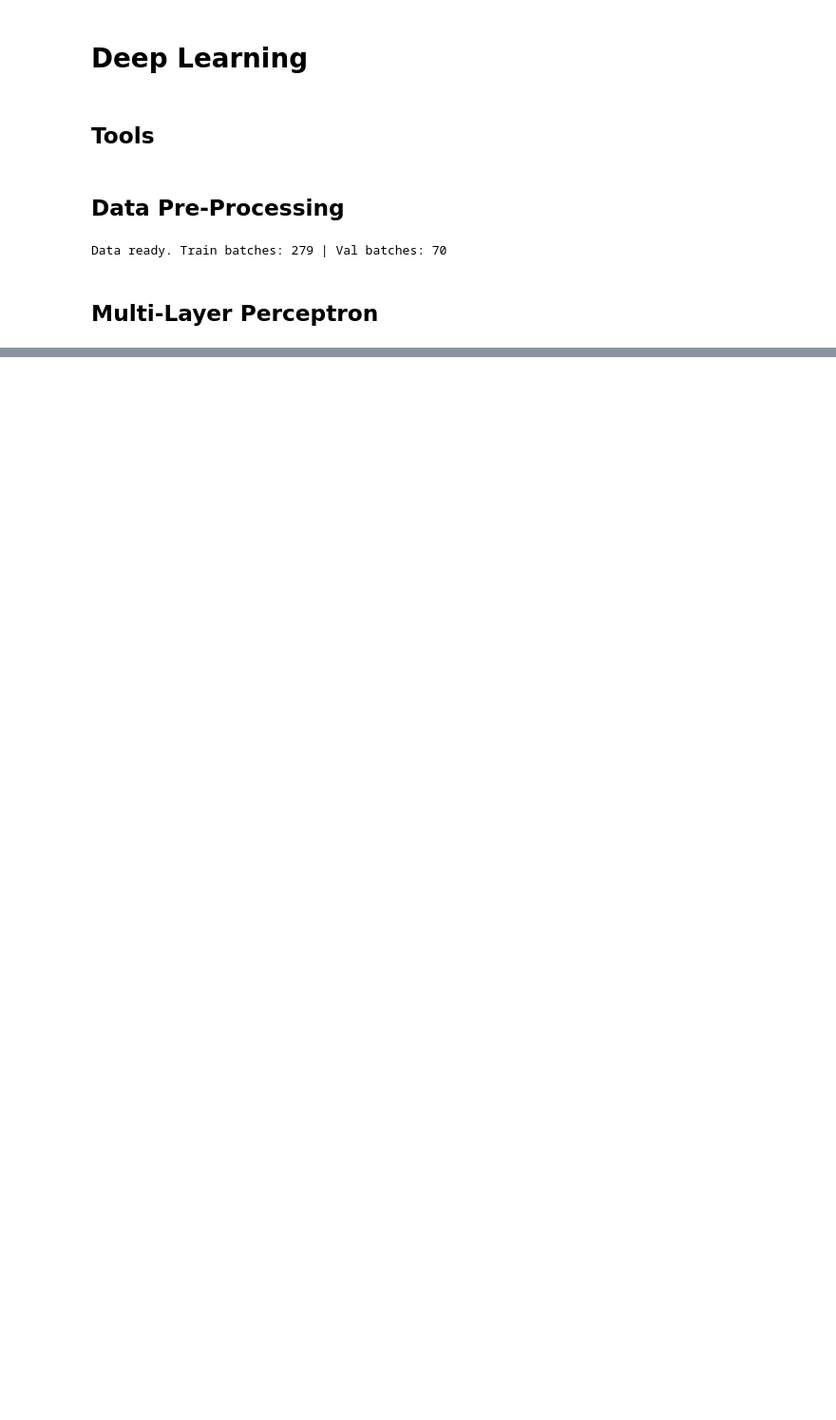
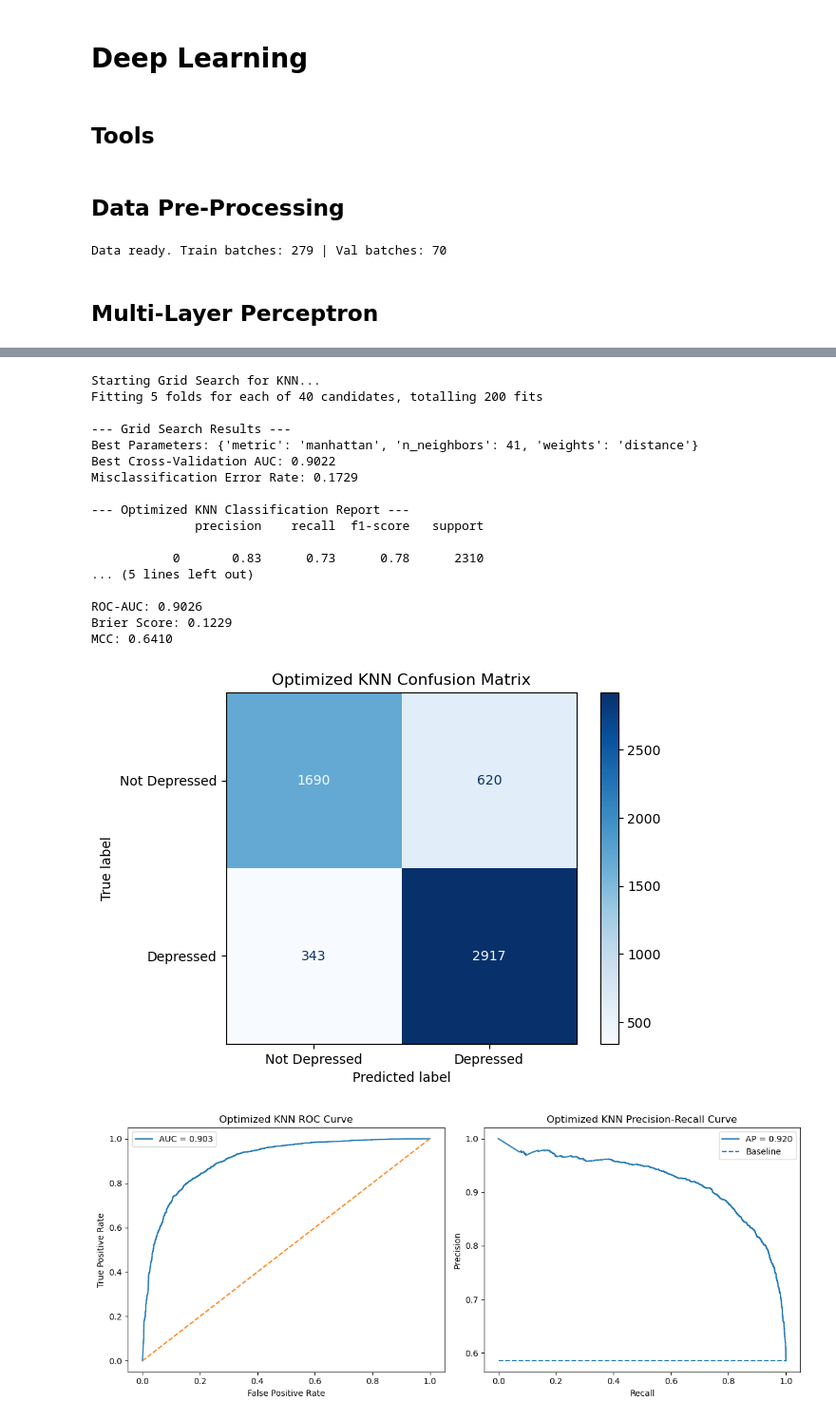
Before and after one commit to Cole2R/STAT-4210-Final-Project, a Jupyter notebook: main.ipynb, the cells around one changed output, grey strips where cells are left out. Shown at 95% size. Drawn from its saved outputs; the diff is of its cells as text; code cells hidden in the pictures; blank space fills up the shorter version.

```diff
--- a/main.ipynb
+++ b/main.ipynb
@@ -917,0 +932,79 @@ MCC: 0.5724
+# %%
+from sklearn.neighbors import KNeighborsClassifier
+from sklearn.model_selection import GridSearchCV
+
+#Initialize the base model
+knn = KNeighborsClassifier()
+
+# Define the hyperparameter grid
+# We use odd numbers for n_neighbors to prevent tie-breaking issues.
+param_grid = {
+    'n_neighbors': [3, 5, 7, 9, 11, 15, 21, 25, 31, 41],
+    'weights': ['uniform', 'distance'],
+    'metric': ['euclidean', 'manhattan']
+}
+
+# Set up GridSearchCV
+# We use scoring='roc_auc' because we decided AUC-ROC is our best metric for this medical/imbalanced context
+print("Starting Grid Search for KNN...")
+grid_search_knn = GridSearchCV(
+    estimator=knn,
+    param_grid=param_grid,
+    cv=5,                # 5-fold cross-validation
+    scoring='roc_auc',   # Optimizing for Area Under the ROC Curve
+    n_jobs=-1,           # Use all available CPU cores to speed up processing
+    verbose=1            # Gives a little output so you know it's working
+)
+
+# Fit the model on the processed training data
+grid_search_knn.fit(X_train_processed, y_train)
+
+# Extract the best model
+best_knn = grid_search_knn.best_estimator_
+
+print("\n--- Grid Search Results ---")
+print(f"Best Parameters: {grid_search_knn.best_params_}")
+print(f"Best Cross-Validation AUC: {grid_search_knn.best_score_:.4f}")
+
+misclassification_rate = 1 - knn_metrics["Accuracy"]
+print(f"Misclassification Error Rate: {misclassification_rate:.4f}")
+
+# Evaluate using the custom function
+# This will output your classification report, confusion matrix, ROC, and PR curves
+knn_metrics = evaluate_model(
+    model=best_knn,
+    X_test=X_test_processed,
+    y_test=y_test,
+    name="Optimized KNN",
+    show_plots=True
+)
+
+
+# Visualize the hyperparameter tuning using the plotting function
+# Note: use_log_scale=False is better here since n_neighbors scales linearly
+plot_gridsearch_param(
+    grid_search=grid_search_knn,
+    param_name="n_neighbors",
+    use_log_scale=False,
+    selected_value=grid_search_knn.best_params_['n_neighbors']
+)
+# %% [output]
+Starting Grid Search for KNN...
+Fitting 5 folds for each of 40 candidates, totalling 200 fits
+
+--- Grid Search Results ---
+Best Parameters: {'metric': 'manhattan', 'n_neighbors': 41, 'weights': 'distance'}
+Best Cross-Validation AUC: 0.9022
+Misclassification Error Rate: 0.1729
+
+--- Optimized KNN Classification Report ---
+              precision    recall  f1-score   support
+
+           0       0.83      0.73      0.78      2310
+... (5 lines left out)
+
+ROC-AUC: 0.9026
+Brier Score: 0.1229
+MCC: 0.6410
+[figure, added]
+[figure, added]
```
Also changed, not shown: parts of 11 cells of this notebook.
